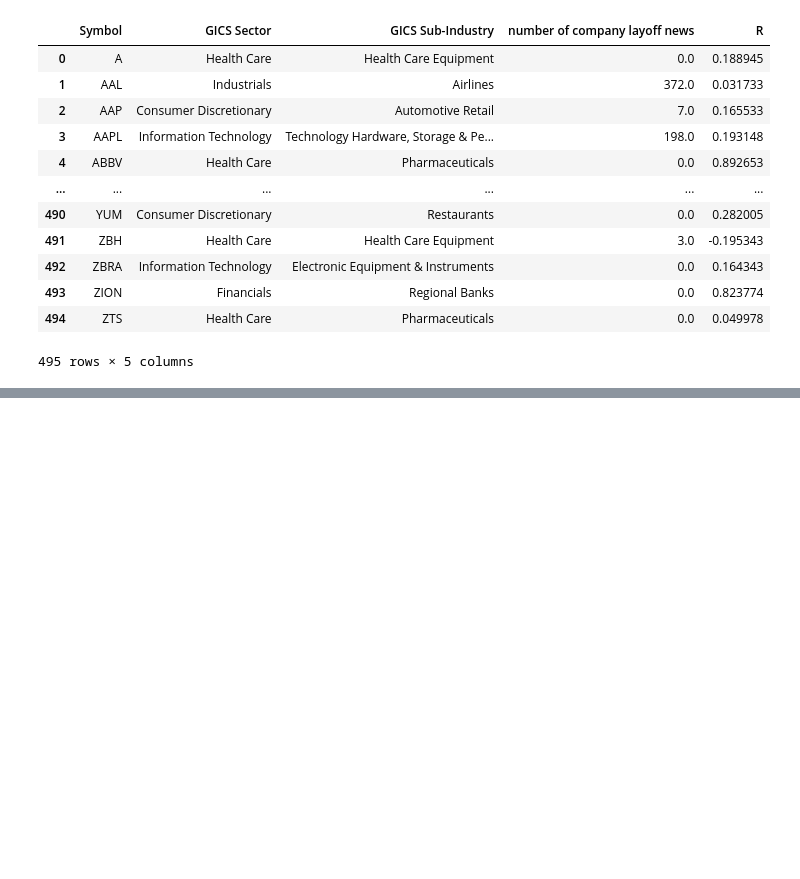
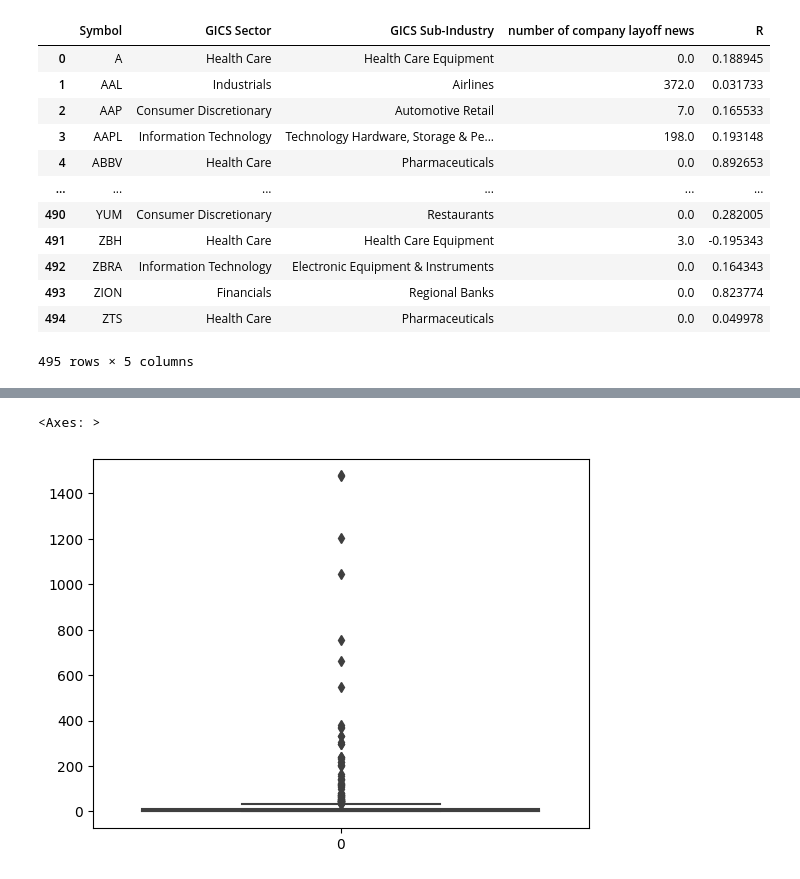
Before and after one commit to sizhewang1130/3guys, a Jupyter notebook: example.ipynb, the cells around one changed output, grey strips where cells are left out. Cells and saved outputs as stored; diff of their text form; code cells hidden in the pictures; blank space fills up the shorter version.

```diff
--- a/example.ipynb
+++ b/example.ipynb
@@ -233,0 +201,5 @@ sns.boxplot(data=df, y="News - Layoffs")
+# %%
+sns.boxplot(data=df1["number of company layoff news"])
+# %% [output]
+<Axes: >
+[figure, new version]
```
Also changed, not shown: parts of 11 cells of this notebook.
